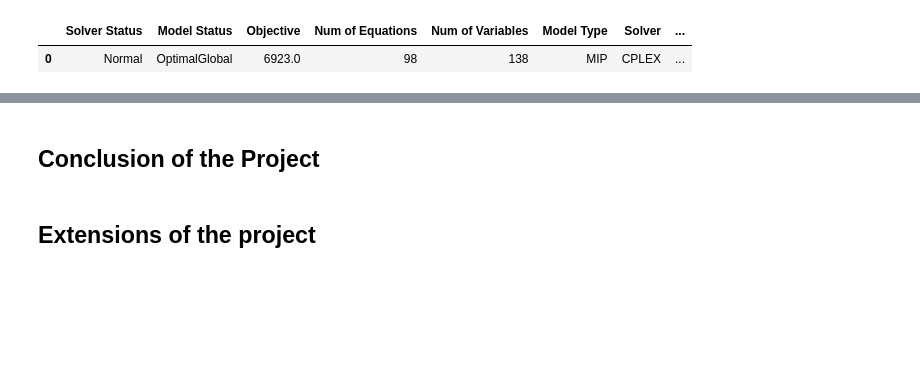
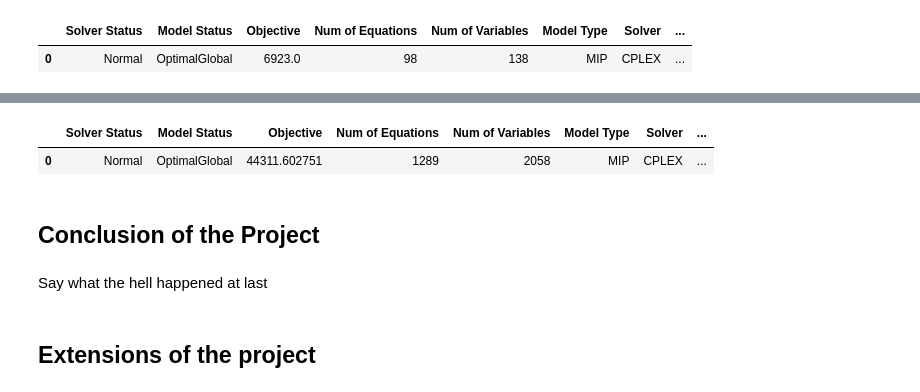
Before and after one commit to ashvin-a/Final-Project-524, a Jupyter notebook: src/main.ipynb, the cells around one changed output, grey strips where cells are left out. Cells and saved outputs as stored; diff of their text form; code cells hidden in the pictures; blank space fills up the shorter version.

```diff
--- a/src/main.ipynb
+++ b/src/main.ipynb
@@ -840,17 +882,25 @@ def get_optimised_profit(shoeco_production_cost: int, bootco_production_cost: in
 # %%
-get_optimised_profit(shoeco_production_cost=15,
-                     bootco_production_cost=10,
+get_optimised_profit(shoeco_production_cost=150,
+                     bootco_production_cost=100,
                      shoeco_defective_rate=0.05,
                      bootco_defective_rate=0.2,
                      shoeco_production_capacity=1000,
                      bootco_production_capacity=5000,
                      plant_to_port_cost=[("ShoeCo","Port01",2.0), ("BootCo", "Port01", 3),
                       ("ShoeCo", "Port02", 4), ("BootCo", "Port02", 4) ],
-                     selling_price=50,
+                     selling_price=280,
+                     carrier_fixed_cost=100,
+                     shortage_penalty=40.0,
+                     defect_penalty=5,
 )
+# %% [output]
+|  | Solver Status | Model Status | Objective | Num of Equations | Num of Variables | Model Type | Solver | ... |
+| 0 | Normal | OptimalGlobal | 44311.602751 | 1289 | 2058 | MIP | CPLEX | ... |
 # %%
 # Sensitivity Analysis, Visualization (10%)
 # %% [markdown]
 ## Conclusion of the Project
+# %% [markdown]
+Say what the hell happened at last
 # %% [markdown]
 ## Extensions of the project
```
Also changed, not shown: parts of 7 cells of this notebook.
